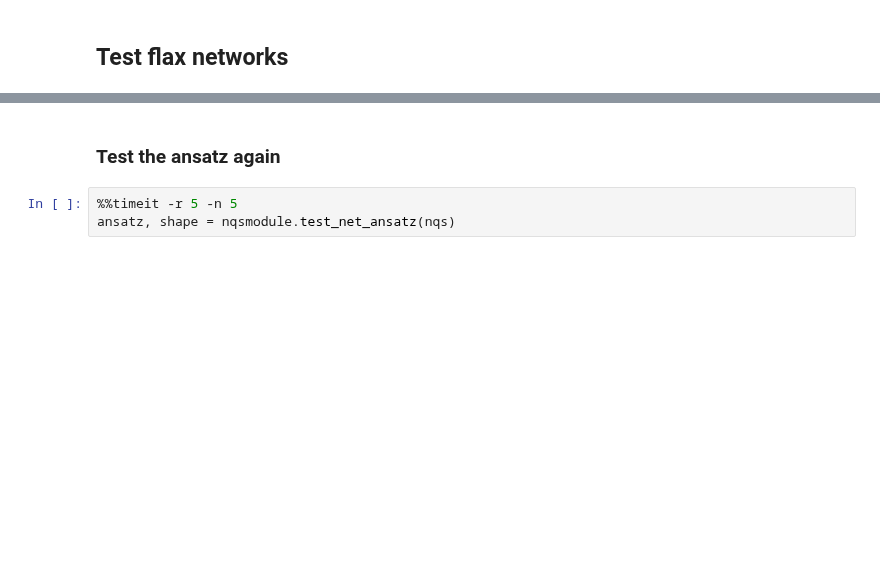
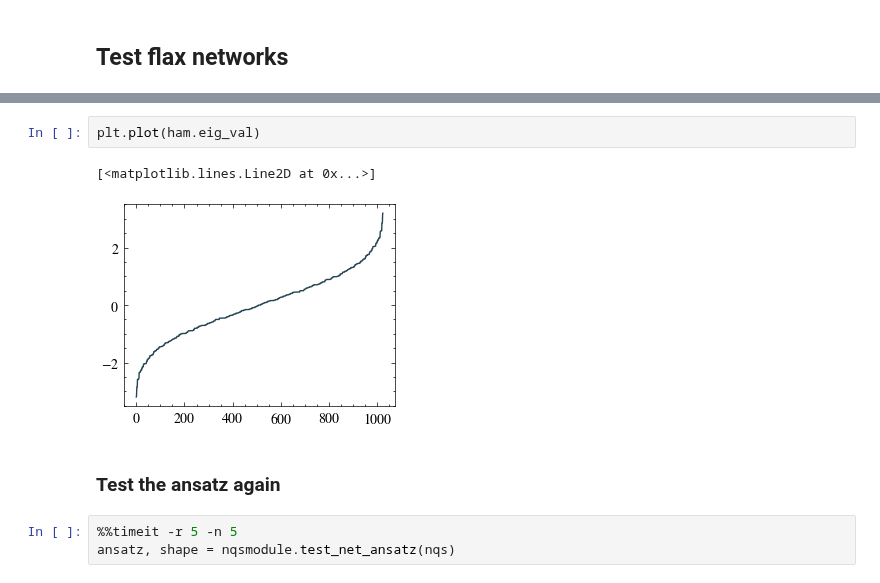
Before and after one commit to makskliczkowski/QuantumEigenSolver, a Jupyter notebook: Python/QES/tests.ipynb, the cells around one changed output, grey strips where cells are left out. Drawn from its saved outputs; the diff is of its cells as text; blank space fills up the shorter version.

```diff
--- a/Python/QES/tests.ipynb
+++ b/Python/QES/tests.ipynb
@@ -1867,3 +1918,8 @@ ValueError: Failed to initialize the network: array split does not result in an
+# %%
+plt.plot(ham.eig_val)
+# %% [output]
+[<matplotlib.lines.Line2D at 0x...>]
+[figure, added]
 # %% [markdown]
 ### Test the ansatz again
 # %%
```
Also changed, not shown: parts of 32 cells of this notebook, 4 other files.
